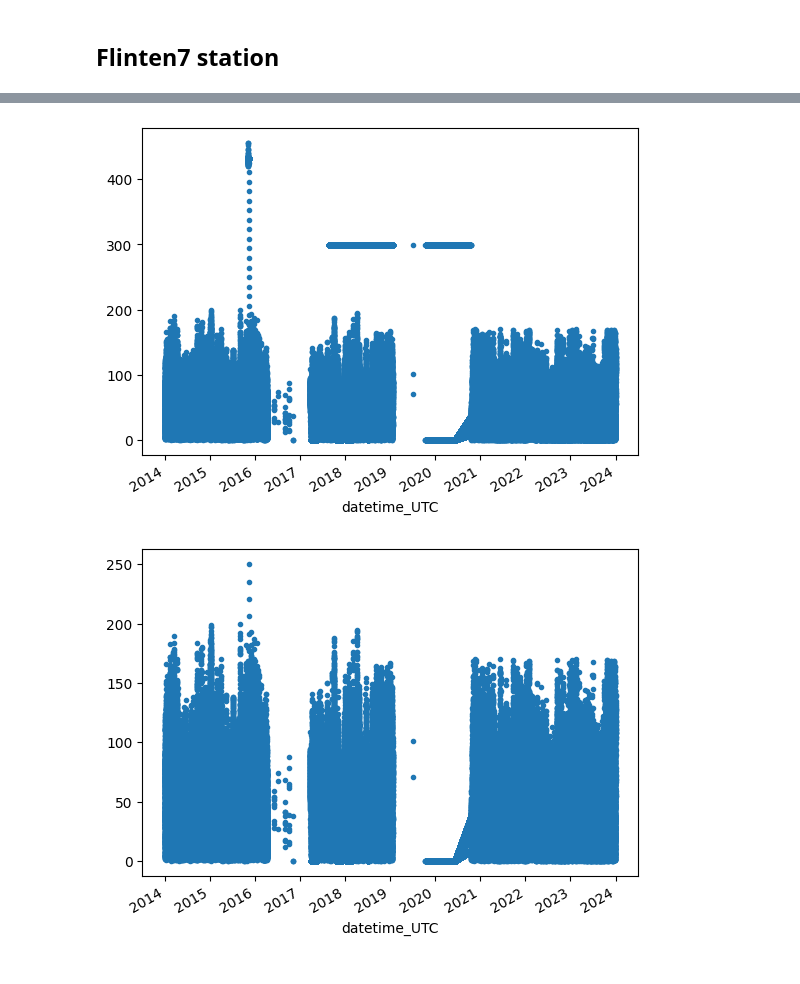
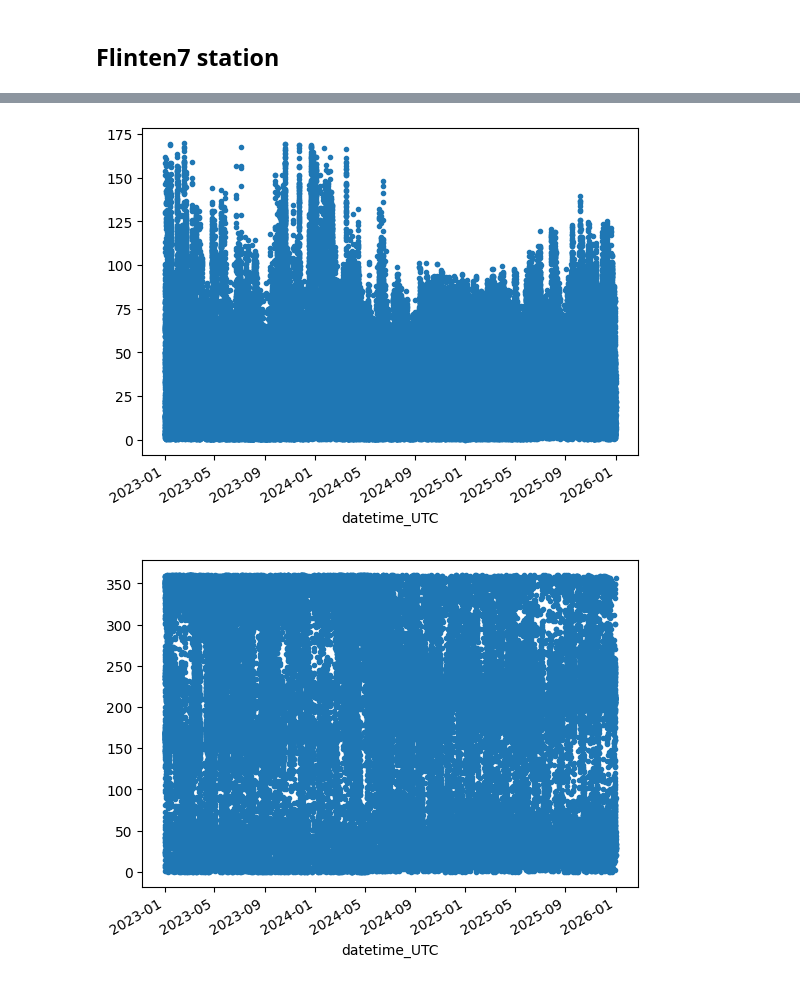
Before and after one commit to DHI/WaterBench-MIKE3HD-Oresund, a Jupyter notebook: .preprocessing/preprocess_current_data.ipynb, the cells around one changed output, grey strips where cells are left out. Saved outputs shown, nothing was run; the diff lists cells and outputs as text; code cells hidden in the pictures.

Commit message:
Preprocessing of current velocity data

```diff
--- a/.preprocessing/preprocess_current_data.ipynb
+++ b/.preprocessing/preprocess_current_data.ipynb
@@ -48,12 +62,12 @@ swedish_to_english = { 'Strömriktning':"Current direction", 'Kvalitet':"Quality
 # %% [markdown]
 ## Flinten7 station
 # %%
-Flinten7 = pd.read_csv("raw_data/smhi-opendata_2_3_35137_20241118_065734.csv",index_col=0,sep=";", parse_dates=True)
+Flinten7 = pd.read_csv("raw_data/smhi-opendata_2_3_35137_20260520_111930.csv",index_col=0,sep=";", parse_dates=True)
 Flinten7.rename(columns = swedish_to_english,inplace=True)
 Flinten7.index.names = ['datetime_UTC']
 
 # Filter data after time steps and quality flags.
-Flinten7 = Flinten7.loc[(Flinten7.index >= "2014-01-01") & (Flinten7.index < "2024-01-01") & (Flinten7["Quality_d"] == "G") & (Flinten7["Quality_s"] == "G") ].drop(columns=["Quality_d","Quality_s","Unnamed: 7","Tidsutsnitt"])
+Flinten7 = Flinten7.loc[(Flinten7.index >= "2023-01-01") & (Flinten7.index < "2026-01-01") & (Flinten7["Quality_d"] == "G") & (Flinten7["Quality_s"] == "G") ].drop(columns=["Quality_d","Quality_s","Unnamed: 7","Tidsutsnitt"])
 Flinten7
 # %% [output]
 |  | Current direction | Measuring depth (m)_d | Current speed | Measuring depth (m)_s |
@@ -75,10 +89,8 @@ import matplotlib.pyplot as plt
 # %%
 Flinten7["Current speed"].plot(style='.')
 plt.show()
-# The current speed in the years 2018-2021 look weird....
-Flinten7.loc[Flinten7["Current speed"]>250,"Current speed"] = np.nan
-Flinten7["Current speed"].plot(style='.')
+Flinten7["Current direction"].plot(style='.')
 plt.show()
 # %% [output]
-[figure, old version]
+[figure, new version]
-[figure, old version]
+[figure, new version]
```
Also changed, not shown: parts of 16 cells of this notebook, 14 other files.
